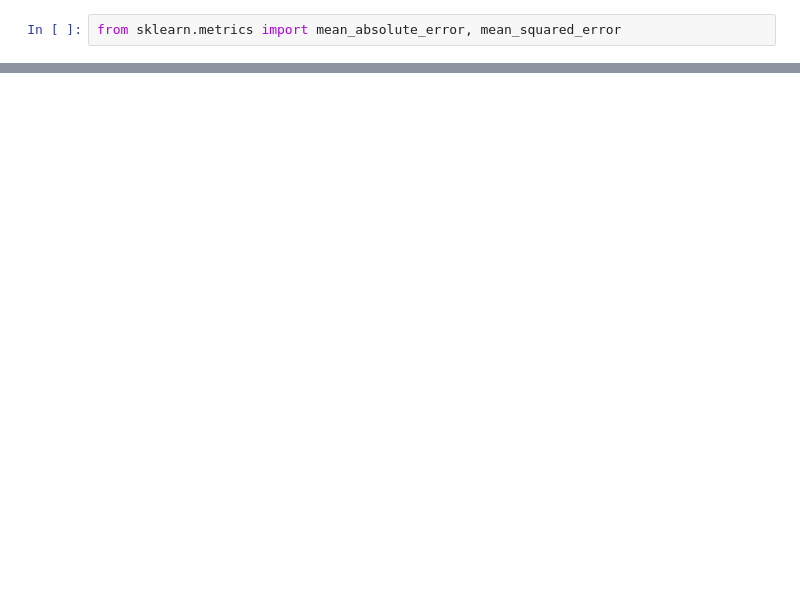
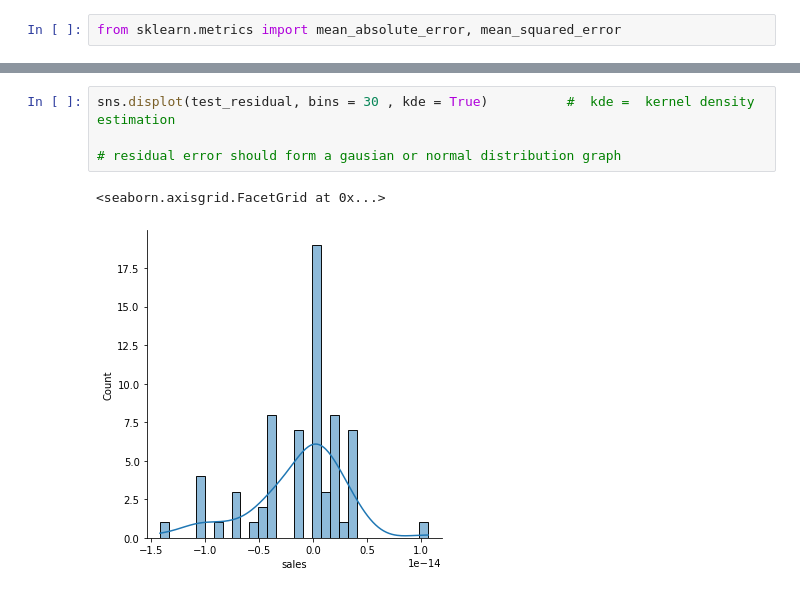
Before and after one commit to Aadilji/ML_Live_Class_Sagar_Sir, a Jupyter notebook: Linear Regression.ipynb, the cells around one changed output, grey strips where cells are left out. Cells and saved outputs as stored; diff of their text form; blank space fills up the shorter version.

```diff
--- a/Linear Regression.ipynb
+++ b/Linear Regression.ipynb
@@ -114,0 +115,7 @@ plt.axhline(y = 0, color = 'red', ls ='--')       # mean line in form of dash
+# %%
+sns.displot(test_residual, bins = 30 , kde = True)          #  kde =  kernel density estimation
+
+# residual error should form a gausian or normal distribution graph
+# %% [output]
+<seaborn.axisgrid.FacetGrid at 0x...>
+[figure, added]
```
Also changed, not shown: parts of 14 cells of this notebook.
